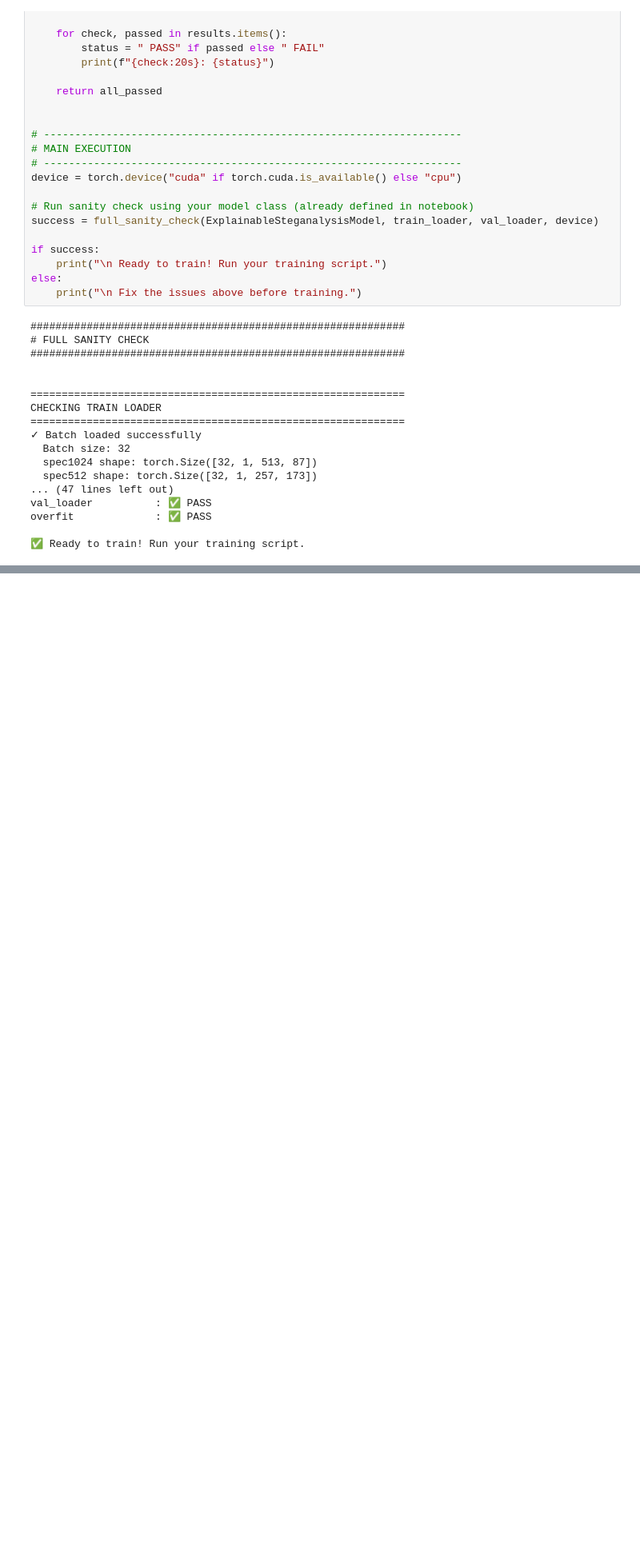
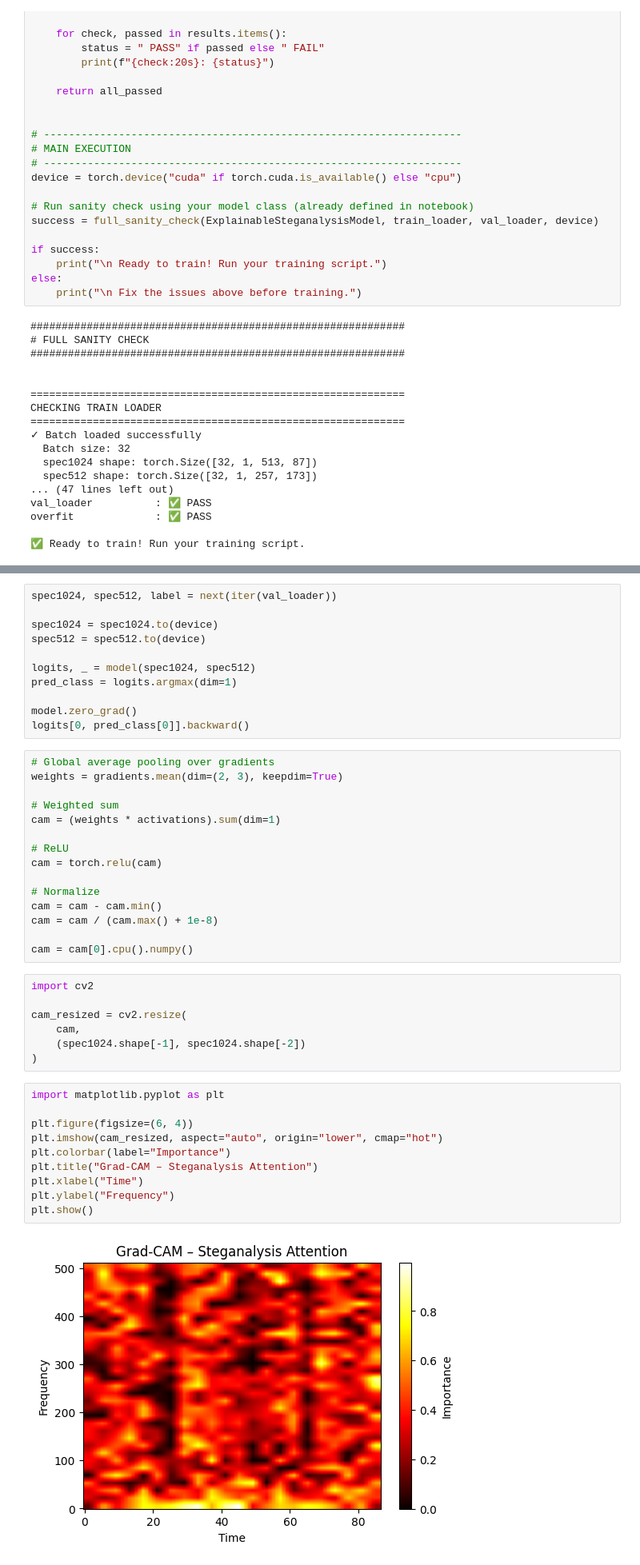
Before and after one commit to sarah2005-cyber/auspex, a Jupyter notebook: Universal_Audio_Steganalysis_Pipeline.ipynb, the cells around one changed output, grey strips where cells are left out. Shown at 80% size. Saved outputs shown, nothing was run; the diff lists cells and outputs as text; blank space fills up the shorter version.

Commit message:
Model final version

```diff
--- a/Universal_Audio_Steganalysis_Pipeline.ipynb
+++ b/Universal_Audio_Steganalysis_Pipeline.ipynb
@@ -2260,0 +3081,45 @@ Using device: cpu
+# %%
+spec1024, spec512, label = next(iter(val_loader))
+
+spec1024 = spec1024.to(device)
+spec512 = spec512.to(device)
+
+logits, _ = model(spec1024, spec512)
+pred_class = logits.argmax(dim=1)
+
+model.zero_grad()
+logits[0, pred_class[0]].backward()
+# %%
+# Global average pooling over gradients
+weights = gradients.mean(dim=(2, 3), keepdim=True)
+
+# Weighted sum
+cam = (weights * activations).sum(dim=1)
+
+# ReLU
+cam = torch.relu(cam)
+
+# Normalize
+cam = cam - cam.min()
+cam = cam / (cam.max() + 1e-8)
+
+cam = cam[0].cpu().numpy()
+# %%
+import cv2
+
+cam_resized = cv2.resize(
+    cam,
+    (spec1024.shape[-1], spec1024.shape[-2])
+)
+# %%
+import matplotlib.pyplot as plt
+
+plt.figure(figsize=(6, 4))
+plt.imshow(cam_resized, aspect="auto", origin="lower", cmap="hot")
+plt.colorbar(label="Importance")
+plt.title("Grad-CAM – Steganalysis Attention")
+plt.xlabel("Time")
+plt.ylabel("Frequency")
+plt.show()
+# %% [output]
+[figure, added]
```
Also changed, not shown: parts of 19 cells of this notebook.
